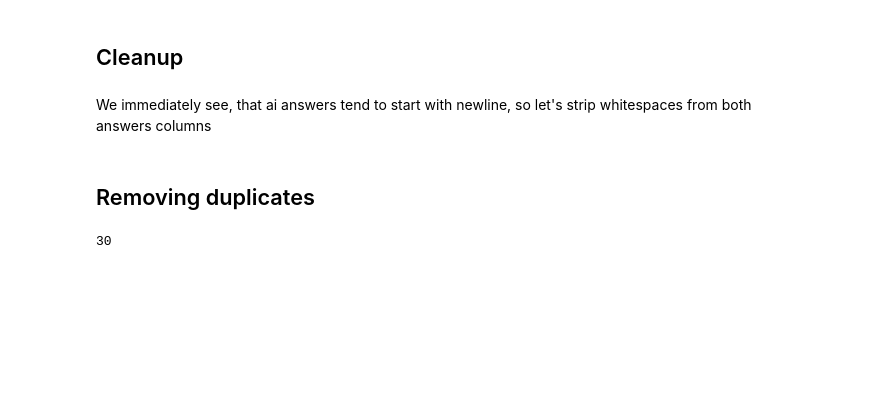
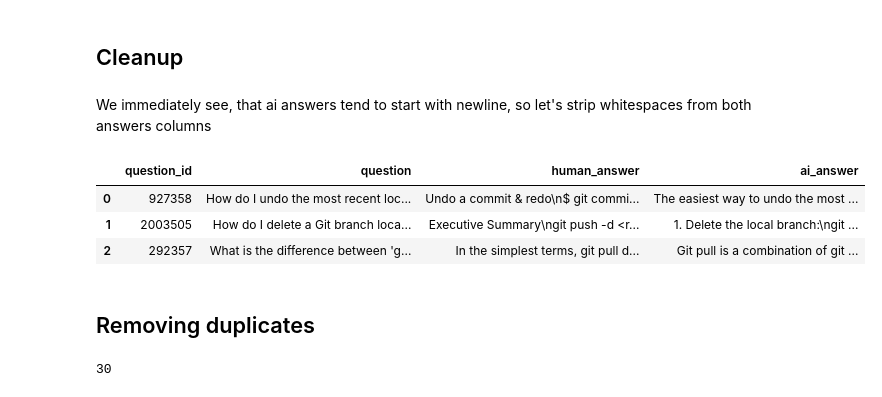
Before and after one commit to illyge/counter-ai, a Jupyter notebook: eda_and_train.ipynb, the cells around one changed output. Saved outputs shown, nothing was run; the diff lists cells and outputs as text; code cells hidden in the pictures; blank space fills up the shorter version.

```diff
--- a/eda_and_train.ipynb
+++ b/eda_and_train.ipynb
@@ -24,9 +25,14 @@ data
 ## Cleanup
 # %% [markdown]
 We immediately see, that ai answers tend to start with newline, so let's strip whitespaces from both answers columns
-# %%
-data.human_answer = data.human_answer.str.strip()
-data.ai_answer = data.ai_answer.str.strip()
+# %%
+strip_whites(data)
+data[:3]
+# %% [output]
+|  | question_id | question | human_answer | ai_answer |
+| 0 | 927358 | How do I undo the most recent loc... | Undo a commit & redo\n$ git commi... | The easiest way to undo the most ... |
+| 1 | 2003505 | How do I delete a Git branch loca... | Executive Summary\ngit push -d <r... | 1. Delete the local branch:\ngit ... |
+| 2 | 292357 | What is the difference between 'g... | In the simplest terms, git pull d... | Git pull is a combination of git ... |
 # %% [markdown]
 ## Removing duplicates
 # %%
```
Also changed, not shown: parts of 52 cells of this notebook, 3 other files.
